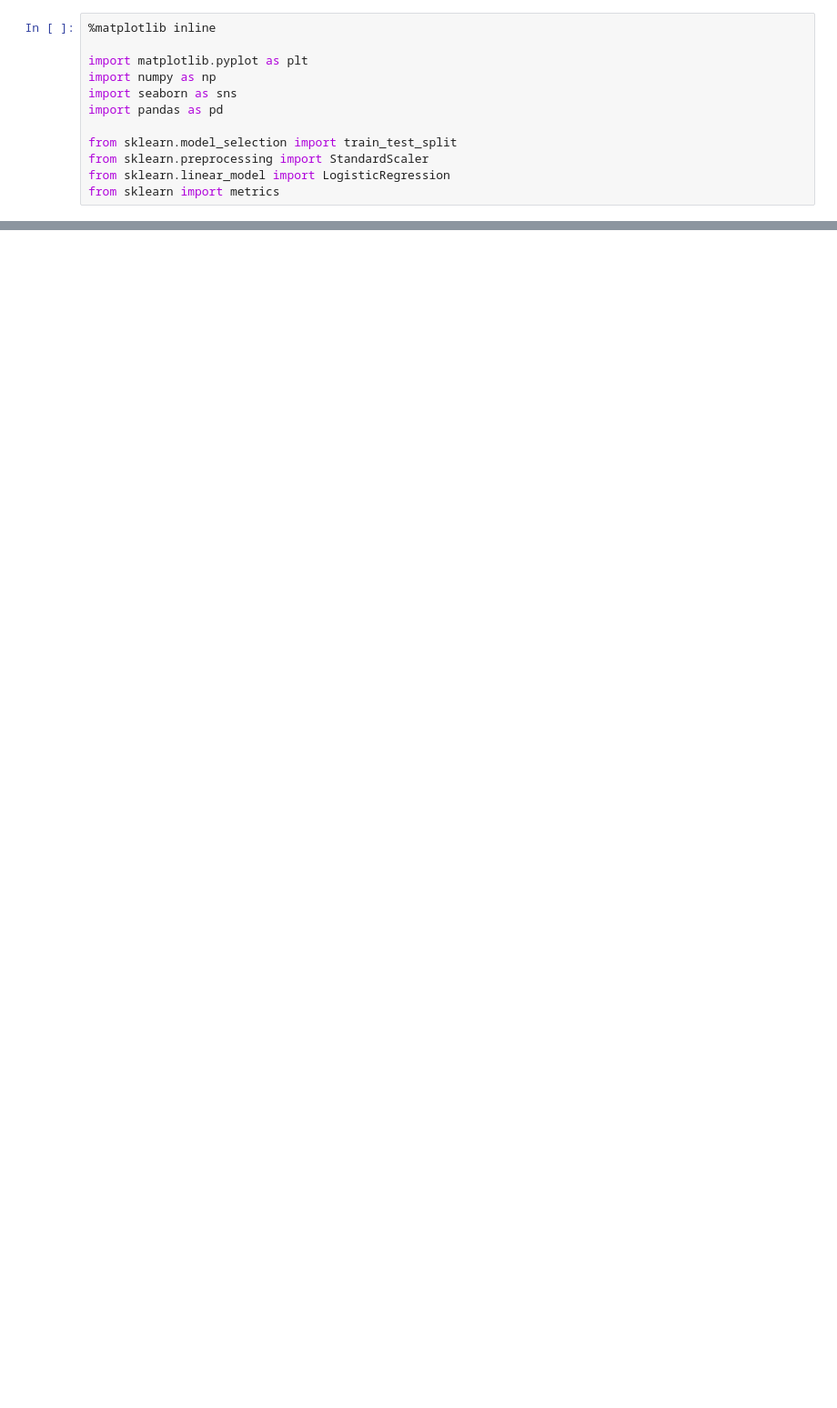
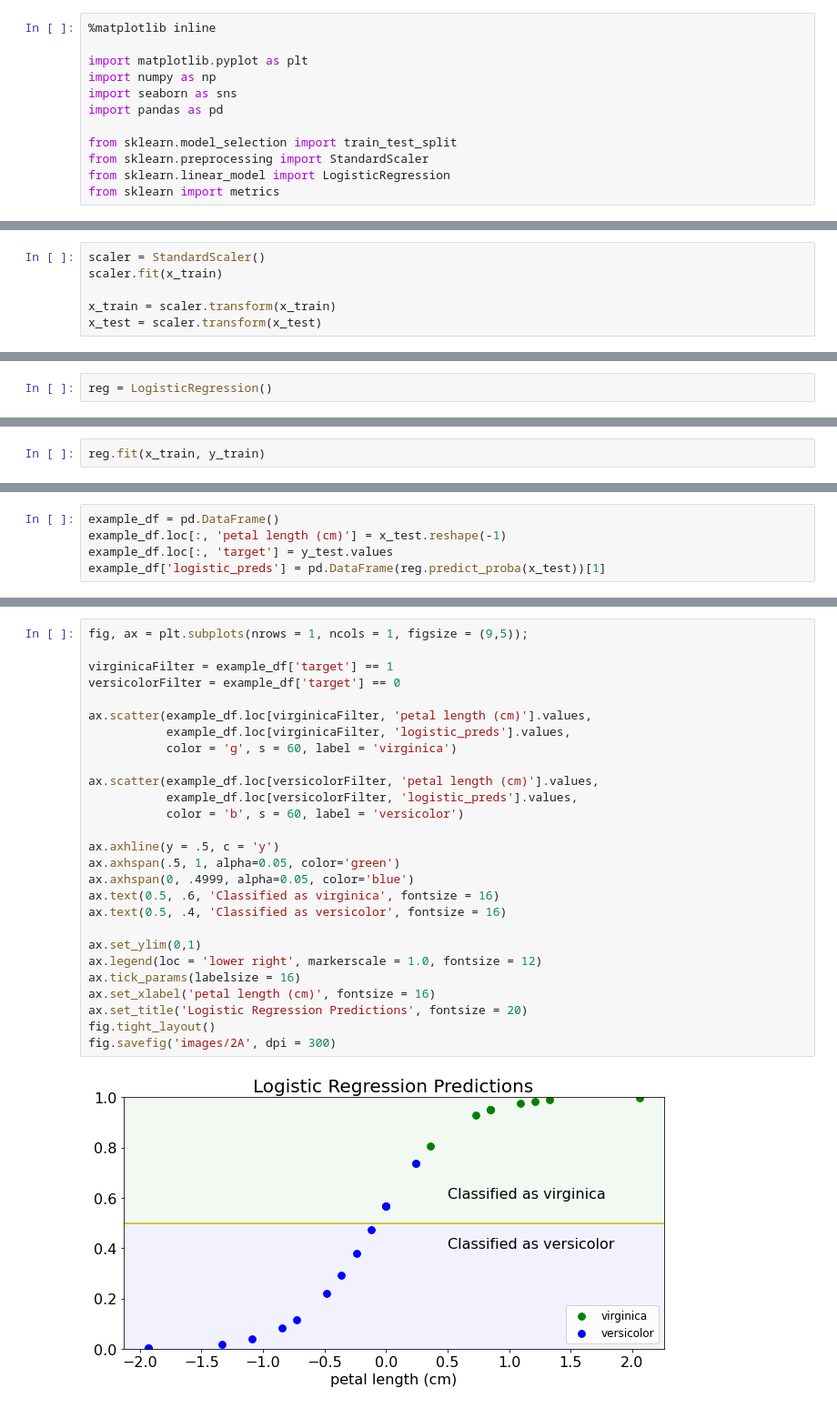
Before and after one commit to abphilip-resources/PY-Lib-2, a Jupyter notebook: Scikit/2.ipynb, the cells around one changed output, grey strips where cells are left out. Shown: that part at 91% size. Drawn from its saved outputs; the diff is of its cells as text; blank space fills up the shorter version.

```diff
--- a/Scikit/2.ipynb
+++ b/Scikit/2.ipynb
@@ -196,0 +19,6 @@ image_values = df.loc[0, pixel_colnames].values
+# %%
+scaler = StandardScaler()
+scaler.fit(x_train)
+
+x_train = scaler.transform(x_train)
+x_test = scaler.transform(x_test)
@@ -196,0 +27,2 @@ image_values = df.loc[0, pixel_colnames].values
+# %%
+reg = LogisticRegression()
@@ -196,0 +31,2 @@ image_values = df.loc[0, pixel_colnames].values
+# %%
+reg.fit(x_train, y_train)
@@ -196,0 +44,5 @@ image_values = df.loc[0, pixel_colnames].values
+# %%
+example_df = pd.DataFrame()
+example_df.loc[:, 'petal length (cm)'] = x_test.reshape(-1)
+example_df.loc[:, 'target'] = y_test.values
+example_df['logistic_preds'] = pd.DataFrame(reg.predict_proba(x_test))[1]
@@ -196,0 +51,29 @@ image_values = df.loc[0, pixel_colnames].values
+# %%
+fig, ax = plt.subplots(nrows = 1, ncols = 1, figsize = (9,5));
+
+virginicaFilter = example_df['target'] == 1
+versicolorFilter = example_df['target'] == 0
+
+ax.scatter(example_df.loc[virginicaFilter, 'petal length (cm)'].values,
+           example_df.loc[virginicaFilter, 'logistic_preds'].values,
+           color = 'g', s = 60, label = 'virginica')
+
+ax.scatter(example_df.loc[versicolorFilter, 'petal length (cm)'].values,
+           example_df.loc[versicolorFilter, 'logistic_preds'].values,
+           color = 'b', s = 60, label = 'versicolor')
+
+ax.axhline(y = .5, c = 'y')
+ax.axhspan(.5, 1, alpha=0.05, color='green')
+ax.axhspan(0, .4999, alpha=0.05, color='blue')
+ax.text(0.5, .6, 'Classified as virginica', fontsize = 16)
+ax.text(0.5, .4, 'Classified as versicolor', fontsize = 16)
+
+ax.set_ylim(0,1)
+ax.legend(loc = 'lower right', markerscale = 1.0, fontsize = 12)
+ax.tick_params(labelsize = 16)
+ax.set_xlabel('petal length (cm)', fontsize = 16)
+ax.set_title('Logistic Regression Predictions', fontsize = 20)
+fig.tight_layout()
+fig.savefig('images/2A', dpi = 300)
+# %% [output]
+[figure, added]
```
Also changed, not shown: parts of 68 cells of this notebook, 6 other files.
